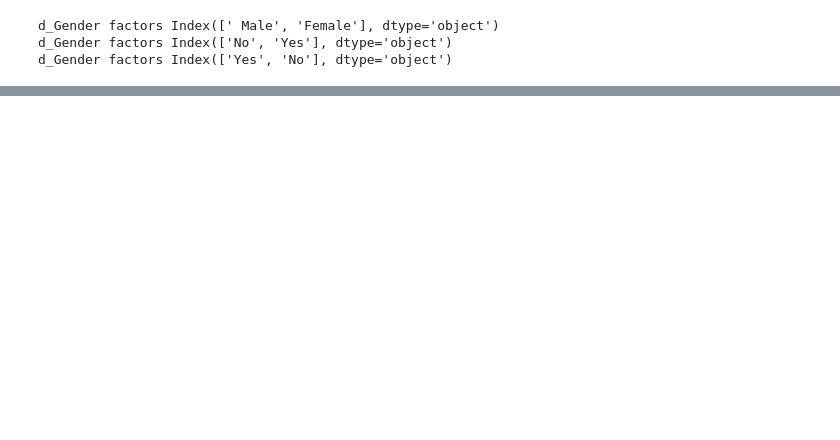
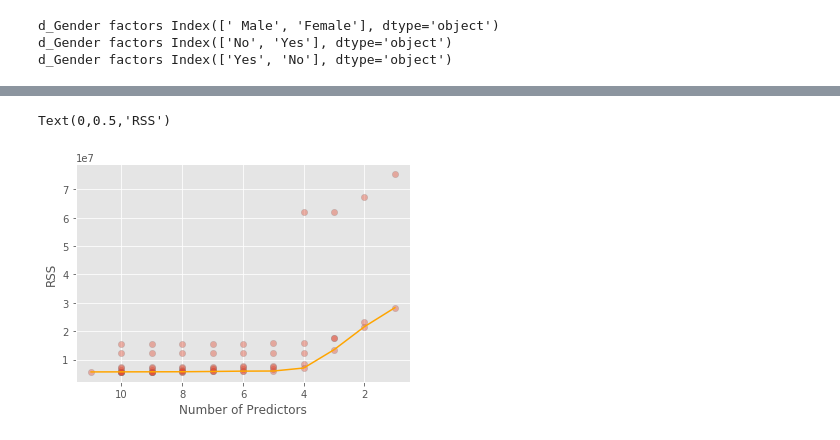
Before and after one commit to tharug/ISLR-Notes-Python-Code, a Jupyter notebook: 6. Linear Model Selection and Regularization.ipynb, the cells around one changed output, grey strips where cells are left out. Drawn from its saved outputs; the diff is of its cells as text; code cells hidden in the pictures; blank space fills up the shorter version.

```diff
--- a/6. Linear Model Selection and Regularization.ipynb
+++ b/6. Linear Model Selection and Regularization.ipynb
@@ -224,0 +251,23 @@ model.score(X,y)
+# %%
+def backward_selection(df, features, target):
+    predictors = features[:]
+    models = []
+    for i in range(len(features),0,-1):
+        base_RSS = np.Infinity
+        for subset in combinations(predictors,i):
+            X = df[list(subset)]
+            y = df[target]
+
+            model = sm.OLS(y,X).fit()
+            RSS = sum(model.resid**2)
+
+            if RSS <base_RSS:
+                base_RSS = RSS
+                predictors = subset
+
+            models.append({'Model Size':i, 'Subset':subset, 'Model':model, 'RSS':RSS})
+
+    return pd.DataFrame(models)
+# %%
+backward_selection_models = backward_selection(credit, features, target)
+backward_selection_models.head()
@@ -224,0 +281,5 @@ model.score(X,y)
+# %%
+Mk_RSS = pd.pivot_table(backward_selection_models,columns='Model Size', values='RSS' ,aggfunc=min).values
+
+index_bwselection = pd.pivot_table(backward_selection_models, columns='Model Size', values= 'RSS', aggfunc=pd.Series.idxmin).values
+backward_selection_models.iloc[index_bwselection[0].astype(int)]
@@ -224,0 +299,9 @@ model.score(X,y)
+# %%
+plt.scatter(backward_selection_models['Model Size'], backward_selection_models['RSS'], alpha = 0.4, s =40, edgecolors='grey')
+plt.plot(range(1,12,1), Mk_RSS[0], c = 'orange')
+plt.gca().invert_xaxis()
+plt.xlabel('Number of Predictors')
+plt.ylabel('RSS')
+# %% [output]
+Text(0,0.5,'RSS')
+[figure, added]
```
Also changed, not shown: parts of 64 cells of this notebook.
